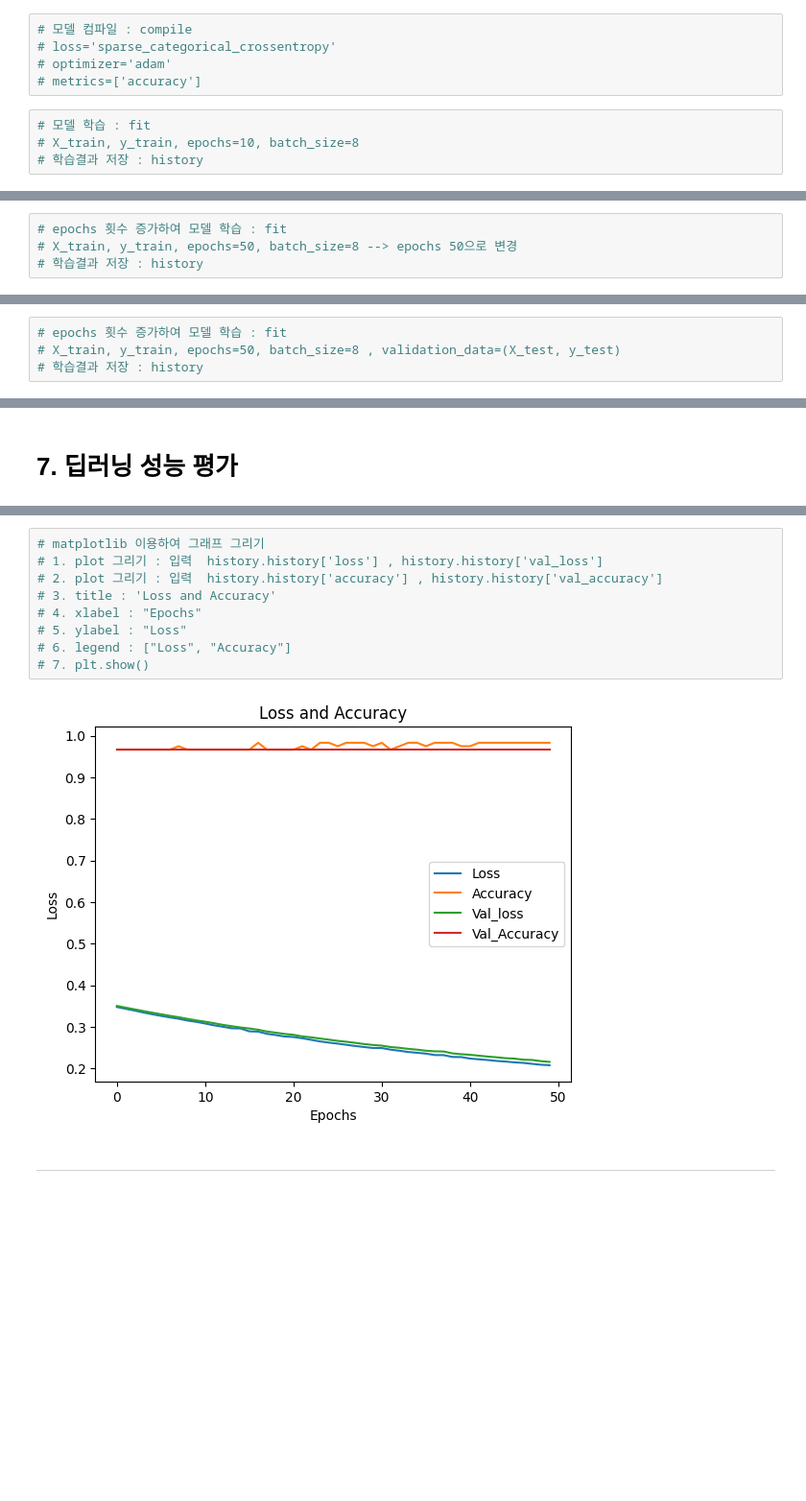
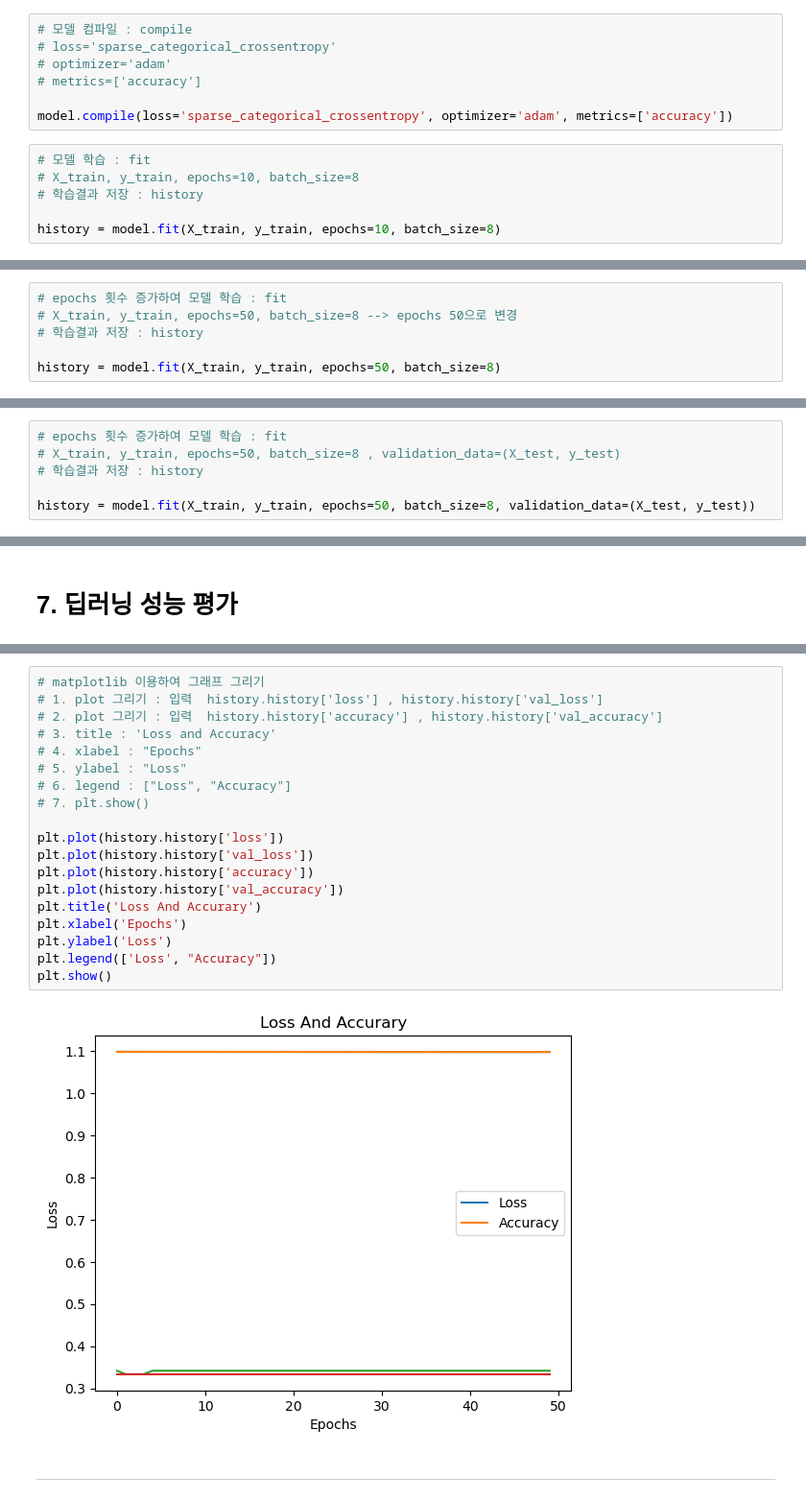
Before and after one commit to bc603/pythonstudy, a Jupyter notebook: 특강/(기본)210_IRIS_머신러닝_딥러닝_템플릿_문제_v2.ipynb, the cells around one changed output, grey strips where cells are left out. Shown at 96% size. Saved outputs shown, nothing was run; the diff lists cells and outputs as text; blank space fills up the shorter version.

```diff
--- a/특강/(기본)210_IRIS_머신러닝_딥러닝_템플릿_문제_v2.ipynb
+++ b/특강/(기본)210_IRIS_머신러닝_딥러닝_템플릿_문제_v2.ipynb
@@ -304,9 +413,13 @@ _________________________________________________________________
 # loss='sparse_categorical_crossentropy'
 # optimizer='adam'
 # metrics=['accuracy']
+
+model.compile(loss='sparse_categorical_crossentropy', optimizer='adam', metrics=['accuracy'])
 # %%
 # 모델 학습 : fit
 # X_train, y_train, epochs=10, batch_size=8
 # 학습결과 저장 : history
+
+history = model.fit(X_train, y_train, epochs=10, batch_size=8)
 # %% [output]
 Epoch 1/10
@@ -335,5 +448,7 @@ Epoch 10/10
 # epochs 횟수 증가하여 모델 학습 : fit
 # X_train, y_train, epochs=50, batch_size=8 --> epochs 50으로 변경
 # 학습결과 저장 : history
+
+history = model.fit(X_train, y_train, epochs=50, batch_size=8)
 # %% [output]
 Epoch 1/50
@@ -359,5 +474,7 @@ Epoch 50/50
 # epochs 횟수 증가하여 모델 학습 : fit
 # X_train, y_train, epochs=50, batch_size=8 , validation_data=(X_test, y_test)
 # 학습결과 저장 : history
+
+history = model.fit(X_train, y_train, epochs=50, batch_size=8, validation_data=(X_test, y_test))
 # %% [output]
 Epoch 1/50
@@ -406,13 +523,23 @@ history.history
 # %%
 # matplotlib 이용하여 그래프 그리기
 # 1. plot 그리기 : 입력  history.history['loss'] , history.history['val_loss']
 # 2. plot 그리기 : 입력  history.history['accuracy'] , history.history['val_accuracy']
 # 3. title : 'Loss and Accuracy'
 # 4. xlabel : "Epochs"
 # 5. ylabel : "Loss"
 # 6. legend : ["Loss", "Accuracy"]
 # 7. plt.show()
+
+plt.plot(history.history['loss'])
+plt.plot(history.history['val_loss'])
+plt.plot(history.history['accuracy'])
+plt.plot(history.history['val_accuracy'])
+plt.title('Loss And Accurary')
+plt.xlabel('Epochs')
+plt.ylabel('Loss')
+plt.legend(['Loss', "Accuracy"])
+plt.show()
 # %% [output]
-[figure, old version]
+[figure, new version]
 # %% [markdown]
 ---
```
Also changed, not shown: parts of 27 cells of this notebook, 20 other files.
